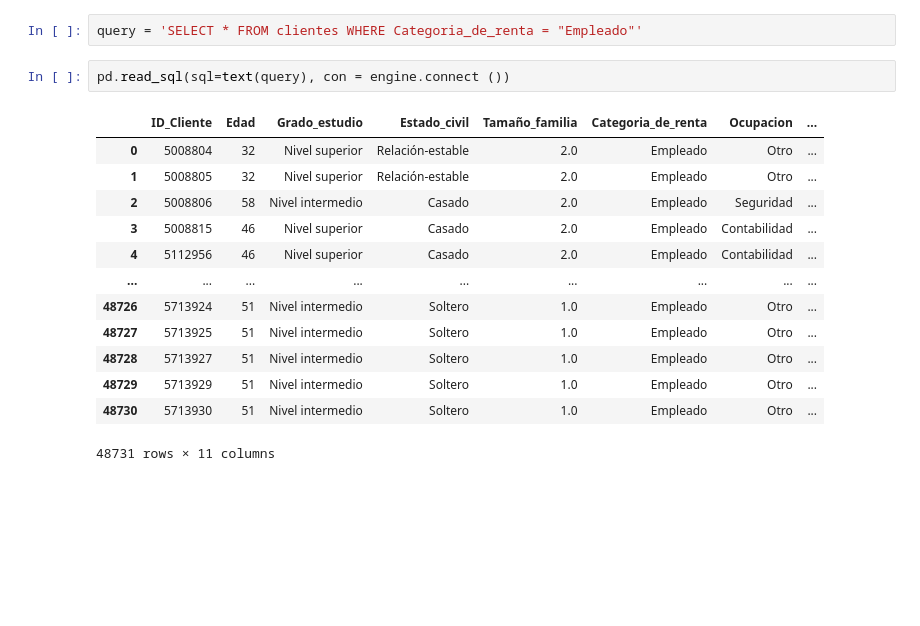
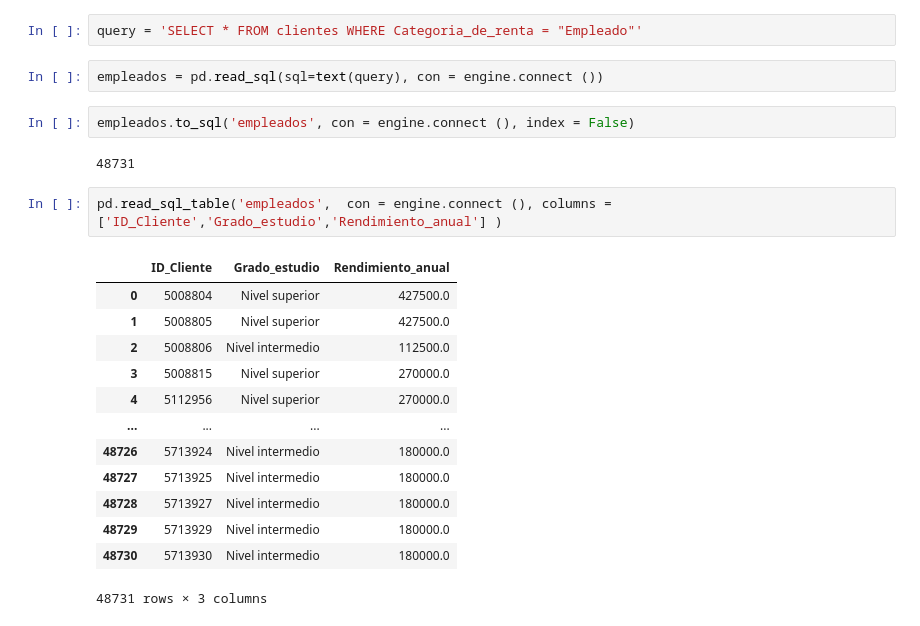
Before and after one commit to JorgeAccardi/cienciadedatos, a Jupyter notebook: leyendo_base_datos.ipynb, the cells around one changed output. Cells and saved outputs as stored; diff of their text form; blank space fills up the shorter version.

```diff
--- a/leyendo_base_datos.ipynb
+++ b/leyendo_base_datos.ipynb
@@ -47,18 +47,24 @@ print(inspector.get_table_names())
 # %%
 query = 'SELECT * FROM clientes WHERE Categoria_de_renta = "Empleado"'
 # %%
-pd.read_sql(sql=text(query), con = engine.connect ())
+empleados = pd.read_sql(sql=text(query), con = engine.connect ())
-# %% [output]
-|  | ID_Cliente | Edad | Grado_estudio | Estado_civil | Tamaño_familia | Categoria_de_renta | Ocupacion | ... |
-| 0 | 5008804 | 32 | Nivel superior | Relación-estable | 2.0 | Empleado | Otro | ... |
-| 1 | 5008805 | 32 | Nivel superior | Relación-estable | 2.0 | Empleado | Otro | ... |
-| 2 | 5008806 | 58 | Nivel intermedio | Casado | 2.0 | Empleado | Seguridad | ... |
-| 3 | 5008815 | 46 | Nivel superior | Casado | 2.0 | Empleado | Contabilidad | ... |
-| 4 | 5112956 | 46 | Nivel superior | Casado | 2.0 | Empleado | Contabilidad | ... |
-| ... | ... | ... | ... | ... | ... | ... | ... | ... |
-| 48726 | 5713924 | 51 | Nivel intermedio | Soltero | 1.0 | Empleado | Otro | ... |
-| 48727 | 5713925 | 51 | Nivel intermedio | Soltero | 1.0 | Empleado | Otro | ... |
-| 48728 | 5713927 | 51 | Nivel intermedio | Soltero | 1.0 | Empleado | Otro | ... |
-| 48729 | 5713929 | 51 | Nivel intermedio | Soltero | 1.0 | Empleado | Otro | ... |
-| 48730 | 5713930 | 51 | Nivel intermedio | Soltero | 1.0 | Empleado | Otro | ... |
-48731 rows × 11 columns
+# %%
+empleados.to_sql('empleados', con = engine.connect (), index = False)
+# %% [output]
+48731
+# %%
+pd.read_sql_table('empleados',  con = engine.connect (), columns = ['ID_Cliente','Grado_estudio','Rendimiento_anual'] )
+# %% [output]
+|  | ID_Cliente | Grado_estudio | Rendimiento_anual |
+| 0 | 5008804 | Nivel superior | 427500.0 |
+| 1 | 5008805 | Nivel superior | 427500.0 |
+| 2 | 5008806 | Nivel intermedio | 112500.0 |
+| 3 | 5008815 | Nivel superior | 270000.0 |
+| 4 | 5112956 | Nivel superior | 270000.0 |
+| ... | ... | ... | ... |
+| 48726 | 5713924 | Nivel intermedio | 180000.0 |
+| 48727 | 5713925 | Nivel intermedio | 180000.0 |
+| 48728 | 5713927 | Nivel intermedio | 180000.0 |
+| 48729 | 5713929 | Nivel intermedio | 180000.0 |
+| 48730 | 5713930 | Nivel intermedio | 180000.0 |
+48731 rows × 3 columns
```
